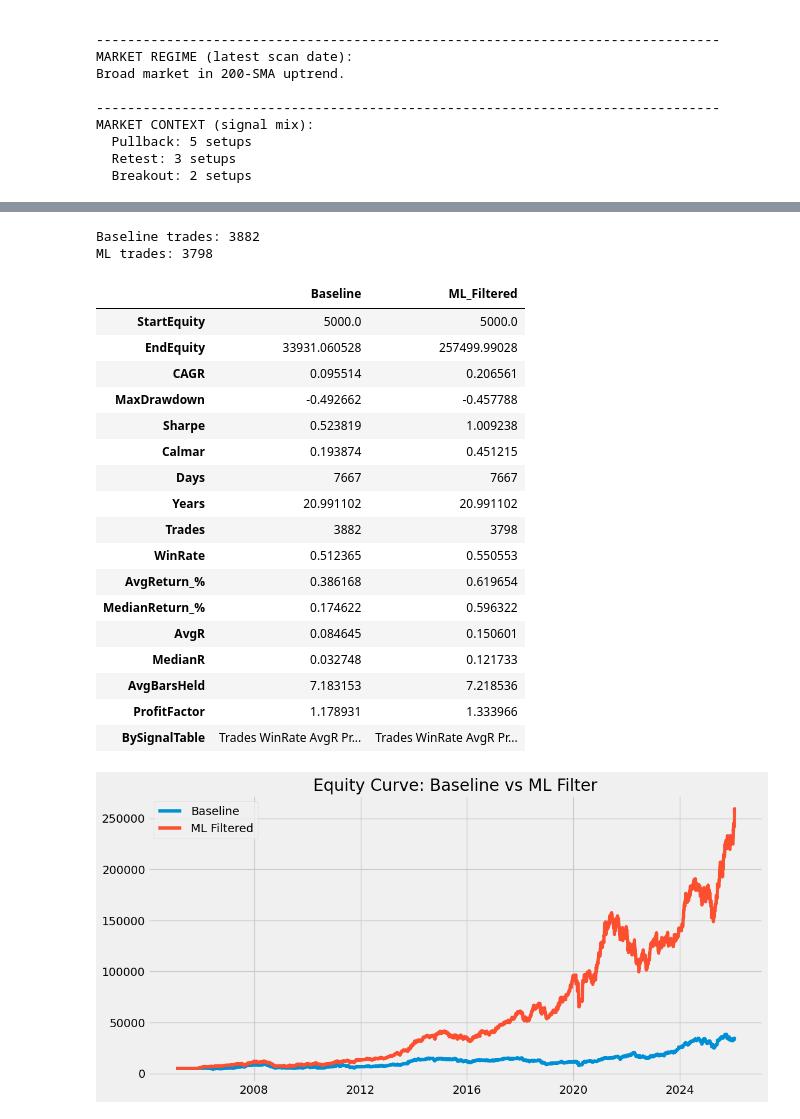
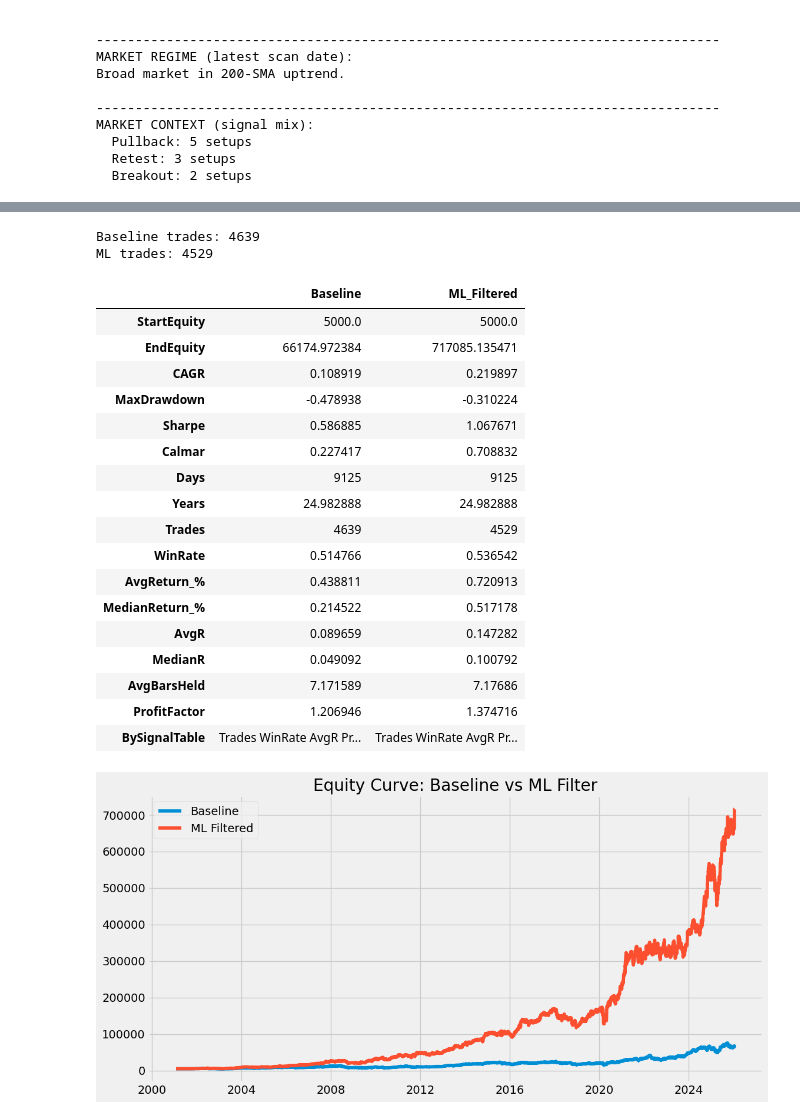
Before and after one commit to dikshithreddym/SwingTradingProject, a Jupyter notebook: scrape.ipynb, the cells around one changed output, grey strips where cells are left out. Drawn from its saved outputs; the diff is of its cells as text; code cells hidden in the pictures.

Commit message:
Backtested 25 years data

```diff
--- a/scrape.ipynb
+++ b/scrape.ipynb
@@ -13,7 +13,7 @@ plt.style.use("fivethirtyeight")
 # ----------------------------
 # Backtest Window (10 Years)
 # ----------------------------
-LOOKBACK_YEARS = 21
+LOOKBACK_YEARS = 25
 END_DATE = dt.datetime.today()
 START_DATE = END_DATE - dt.timedelta(days=int(LOOKBACK_YEARS * 365.25))
 
@@ -2905,7 +2908,7 @@ for sig, model in models.items():
     X_sig = df_ml.loc[mask, FEATURES]
     df_ml.loc[mask, "p_win"] = model.predict_proba(X_sig)[:, 1]
 
-TOP_PCT = 0.30  # 25%
+TOP_PCT = 0.25  # 25%
 
 df_ml["ml_selected"] = False
 
@@ -2952,48 +2955,48 @@ trades_ml, equity_ml = run_backtest_10y(
     market_regime_ca=MARKET_REGIME_CA,
     sector_performance_ts=sector_performance_ts,
     start_date=pd.Timestamp(START_DATE),
     end_date=pd.Timestamp(END_DATE),
     candidates_df=ml_cands,           # ✅ ML-filtered candidates
 )
 
 metrics_base = backtest_metrics(trades_base, equity_base)
 metrics_ml   = backtest_metrics(trades_ml, equity_ml)
 
 print("Baseline trades:", len(trades_base))
 print("ML trades:", len(trades_ml))
 
 compare = pd.DataFrame({
     "Baseline": metrics_base,
     "ML_Filtered": metrics_ml
 })
 
 display(compare)
 
 plt.figure(figsize=(12,6))
 plt.plot(equity_base["Date"], equity_base["Equity"], label="Baseline")
 plt.plot(equity_ml["Date"], equity_ml["Equity"], label="ML Filtered")
 plt.legend()
 plt.title("Equity Curve: Baseline vs ML Filter")
 plt.show()
 # %% [output]
-Baseline trades: 3882
-ML trades: 3798
+Baseline trades: 4639
+ML trades: 4529
 |  | Baseline | ML_Filtered |
 | StartEquity | 5000.0 | 5000.0 |
-| EndEquity | 33931.060528 | 257499.99028 |
-| CAGR | 0.095514 | 0.206561 |
-| MaxDrawdown | -0.492662 | -0.457788 |
-| Sharpe | 0.523819 | 1.009238 |
-| Calmar | 0.193874 | 0.451215 |
-| Days | 7667 | 7667 |
-| Years | 20.991102 | 20.991102 |
-| Trades | 3882 | 3798 |
-| WinRate | 0.512365 | 0.550553 |
-| AvgReturn_% | 0.386168 | 0.619654 |
-| MedianReturn_% | 0.174622 | 0.596322 |
-| AvgR | 0.084645 | 0.150601 |
-| MedianR | 0.032748 | 0.121733 |
-| AvgBarsHeld | 7.183153 | 7.218536 |
-| ProfitFactor | 1.178931 | 1.333966 |
+| EndEquity | 66174.972384 | 717085.135471 |
+| CAGR | 0.108919 | 0.219897 |
+| MaxDrawdown | -0.478938 | -0.310224 |
+| Sharpe | 0.586885 | 1.067671 |
+| Calmar | 0.227417 | 0.708832 |
+| Days | 9125 | 9125 |
+| Years | 24.982888 | 24.982888 |
+| Trades | 4639 | 4529 |
+| WinRate | 0.514766 | 0.536542 |
+| AvgReturn_% | 0.438811 | 0.720913 |
+| MedianReturn_% | 0.214522 | 0.517178 |
+| AvgR | 0.089659 | 0.147282 |
+| MedianR | 0.049092 | 0.100792 |
+| AvgBarsHeld | 7.171589 | 7.17686 |
+| ProfitFactor | 1.206946 | 1.374716 |
 | BySignalTable | Trades WinRate AvgR Pr... | Trades WinRate AvgR Pr... |
-[figure, old version]
+[figure, new version]
```
Also changed, not shown: parts of 5 cells of this notebook.
